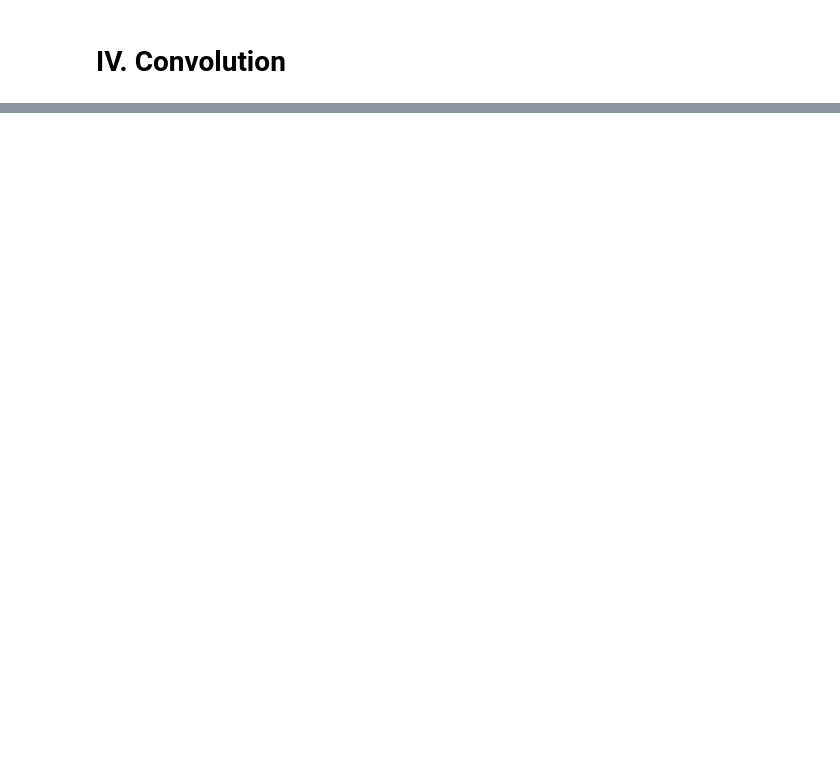
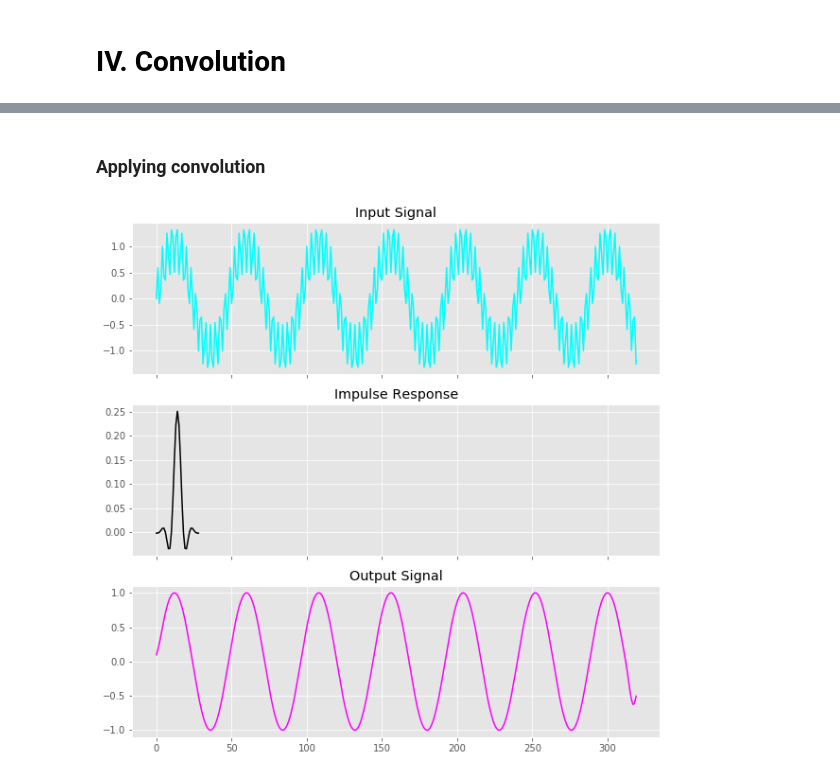
Before and after one commit to ibragimoveldor/DSP_in_python, a Jupyter notebook: DSP_tutorial.ipynb, the cells around one changed output, grey strips where cells are left out. Cells and saved outputs as stored; diff of their text form; code cells hidden in the pictures; blank space fills up the shorter version.

Commit message:
added more materials Fourier transform, Convolution and more DSP filters

```diff
--- a/DSP_tutorial.ipynb
+++ b/DSP_tutorial.ipynb
@@ -281,0 +323,19 @@ invariance unless you have reason to believe otherwise.</font>
+# %% [markdown]
+### Applying convolution
+# %%
+output_signal = signal.convolve(sigs.InputSignal_1kHz_15kHz,sigs.Impulse_response, mode='same')
+
+style.use('ggplot')
+
+f,plt_arr = plt.subplots(3,sharex=True, figsize = (10, 10))
+#f.suptitle("Convolution", size=15)
+plt_arr[0].plot(sigs.InputSignal_1kHz_15kHz, color ='cyan')
+plt_arr[0].set_title("Input Signal")
+plt_arr[1].plot(sigs.Impulse_response, color ='black')
+plt_arr[1].set_title("Impulse Response")
+plt_arr[2].plot(output_signal, color ='magenta')
+plt_arr[2].set_title("Output Signal")
+
+plt.show()
+# %% [output]
+[figure, added]
```
Also changed, not shown: parts of 91 cells of this notebook.
